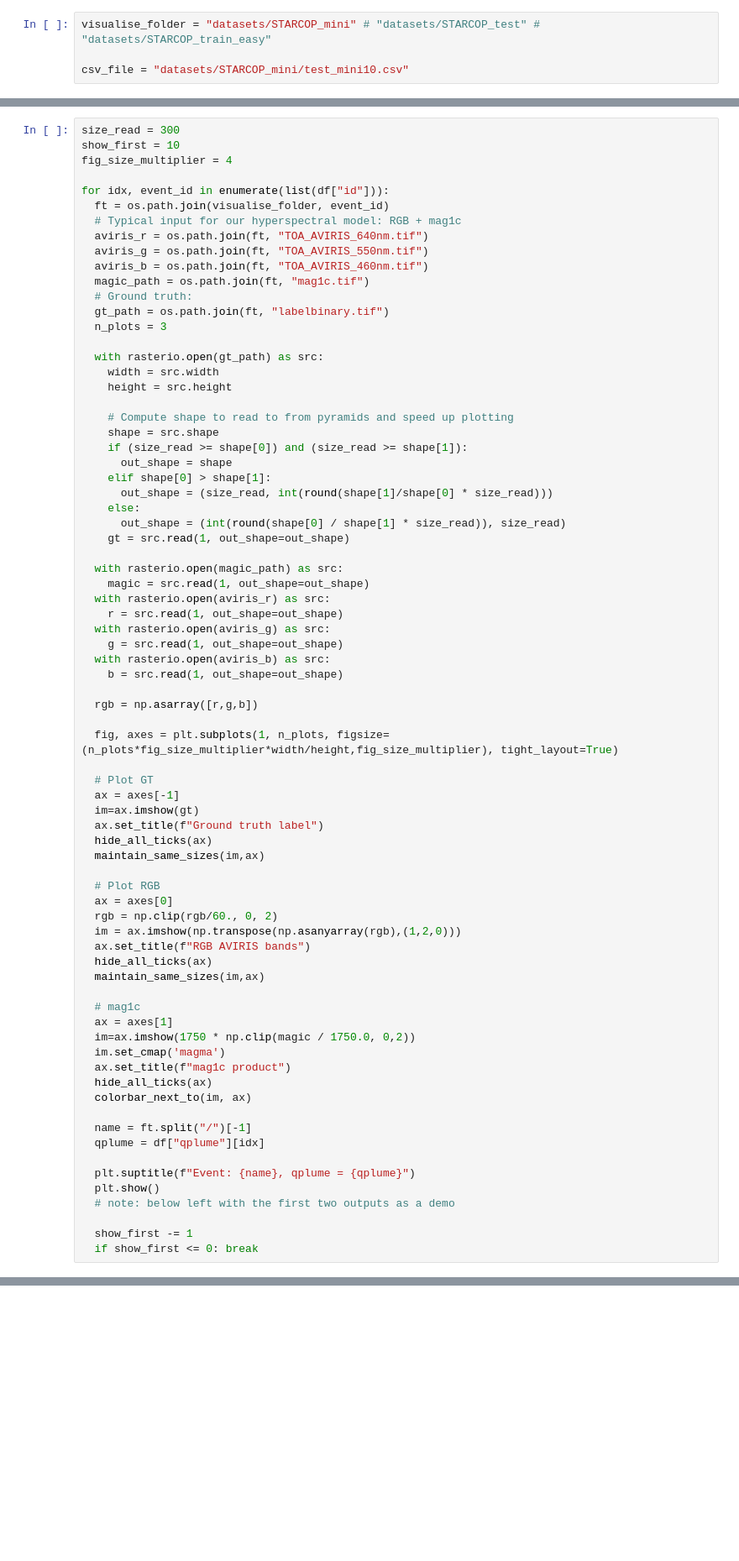
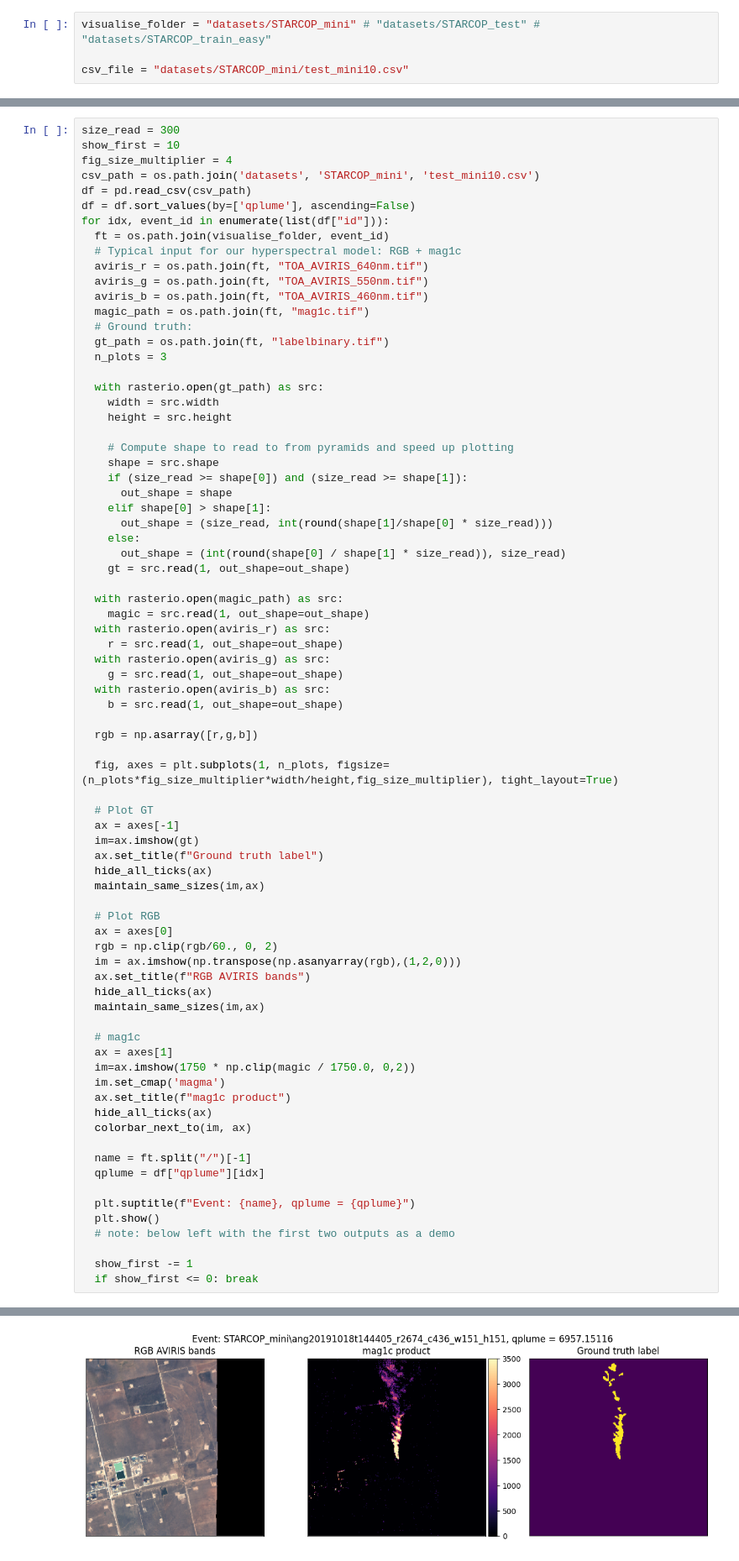
Before and after one commit to mathischmp/methane-detection-starcop, a Jupyter notebook: notebooks/data_exploration.ipynb, the cells around one changed output, grey strips where cells are left out. Shown at 84% size. Cells and saved outputs as stored; diff of their text form; blank space fills up the shorter version.

```diff
--- a/notebooks/data_exploration.ipynb
+++ b/notebooks/data_exploration.ipynb
@@ -200,7 +326,9 @@ nbr bins: 10
 size_read = 300
 show_first = 10
 fig_size_multiplier = 4
-
+csv_path = os.path.join('datasets', 'STARCOP_mini', 'test_mini10.csv')
+df = pd.read_csv(csv_path)
+df = df.sort_values(by=['qplume'], ascending=False)
 for idx, event_id in enumerate(list(df["id"])):
   ft = os.path.join(visualise_folder, event_id)
   # Typical input for our hyperspectral model: RGB + mag1c
@@ -271,3 +399,4 @@ for idx, event_id in enumerate(list(df["id"])):
 
   show_first -= 1
   if show_first <= 0: break
+# %% [output]
@@ -273,0 +404 @@ for idx, event_id in enumerate(list(df["id"])):
+[figure, added]
```
Also changed, not shown: parts of 13 cells of this notebook, 2 other files.
